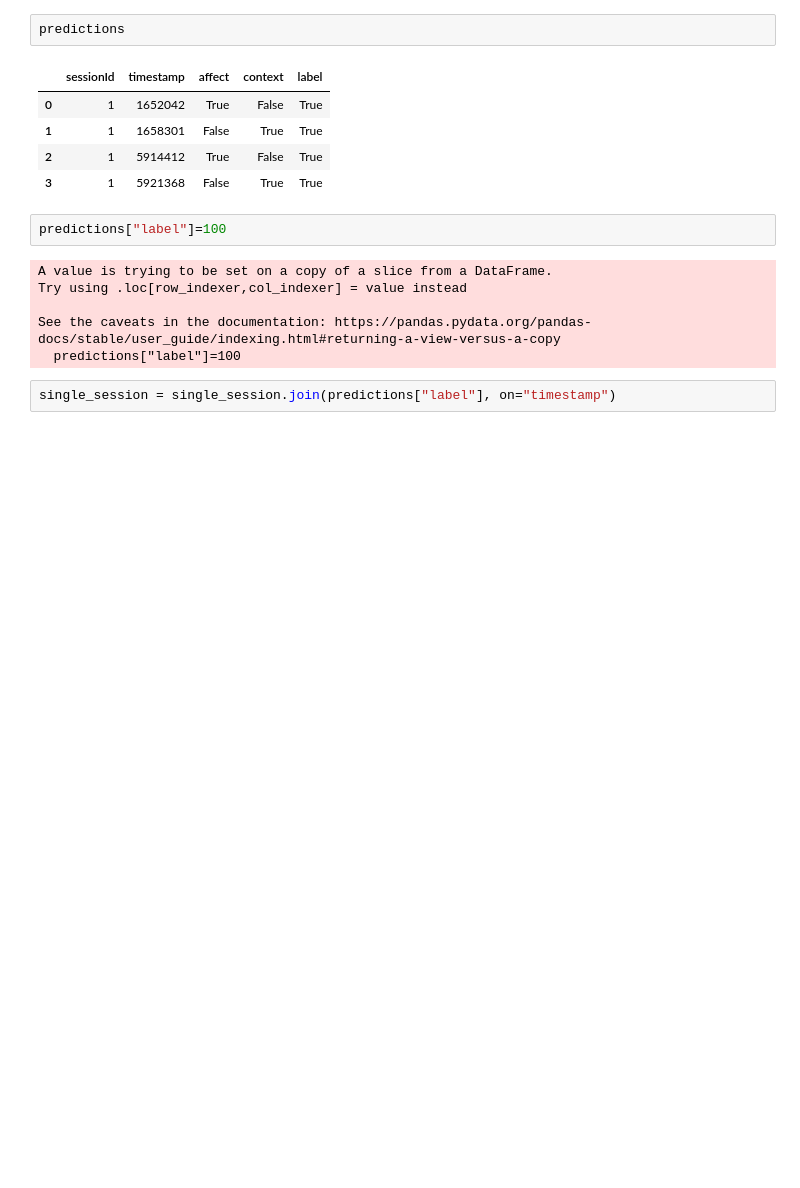
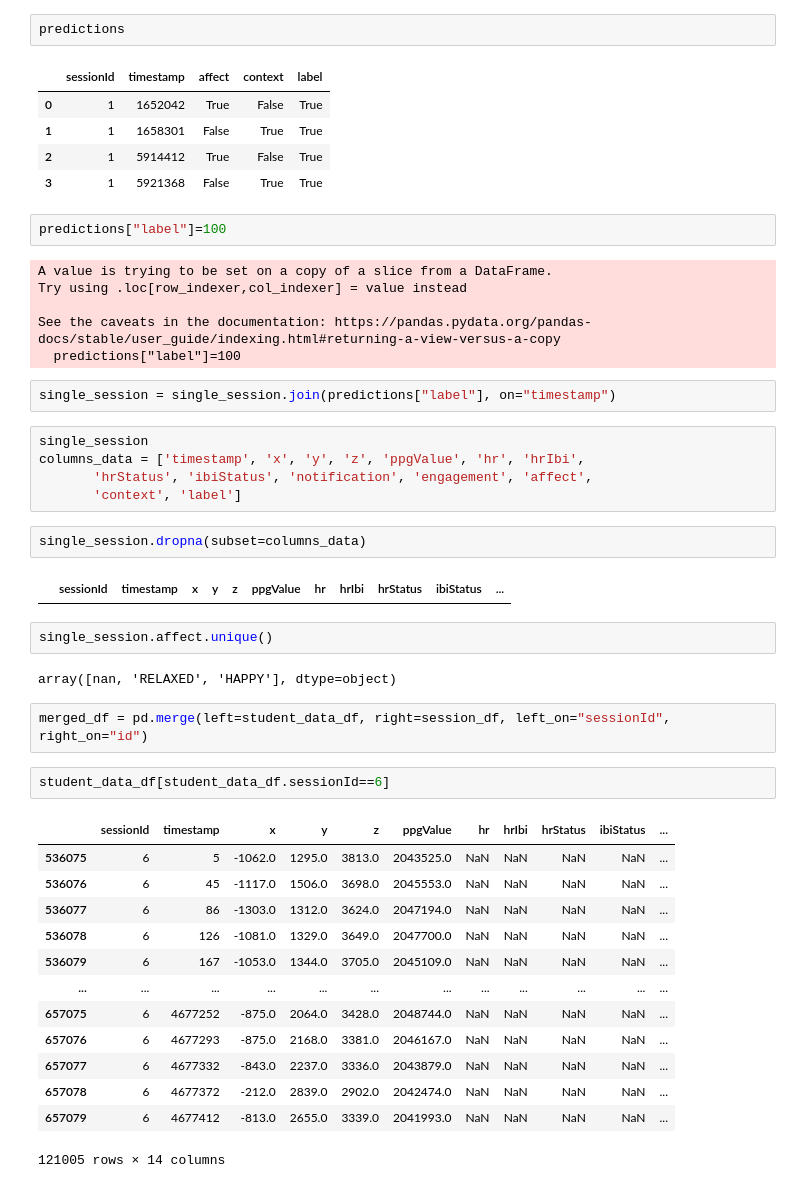
Before and after one commit to SuchethShenoy/bbdc24-mlbananas, a Jupyter notebook: basic_eda.ipynb, the cells around one changed output. Drawn from its saved outputs; the diff is of its cells as text; blank space fills up the shorter version.

```diff
--- a/basic_eda.ipynb
+++ b/basic_eda.ipynb
@@ -122,3 +116,34 @@ See the caveats in the documentation: https://pandas.pydata.org/pandas-docs/stab
   predictions["label"]=100
 # %%
 single_session = single_session.join(predictions["label"], on="timestamp")
+# %%
+single_session
+columns_data = ['timestamp', 'x', 'y', 'z', 'ppgValue', 'hr', 'hrIbi',
+       'hrStatus', 'ibiStatus', 'notification', 'engagement', 'affect',
+       'context', 'label']
+# %%
+single_session.dropna(subset=columns_data)
+# %% [output]
+|  | sessionId | timestamp | x | y | z | ppgValue | hr | hrIbi | hrStatus | ibiStatus | ... |
+# %%
+single_session.affect.unique()
+# %% [output]
+array([nan, 'RELAXED', 'HAPPY'], dtype=object)
+# %%
+merged_df = pd.merge(left=student_data_df, right=session_df, left_on="sessionId", right_on="id")
+# %%
+student_data_df[student_data_df.sessionId==6]
+# %% [output]
+|  | sessionId | timestamp | x | y | z | ppgValue | hr | hrIbi | hrStatus | ibiStatus | ... |
+| 536075 | 6 | 5 | -1062.0 | 1295.0 | 3813.0 | 2043525.0 | NaN | NaN | NaN | NaN | ... |
+| 536076 | 6 | 45 | -1117.0 | 1506.0 | 3698.0 | 2045553.0 | NaN | NaN | NaN | NaN | ... |
+| 536077 | 6 | 86 | -1303.0 | 1312.0 | 3624.0 | 2047194.0 | NaN | NaN | NaN | NaN | ... |
+| 536078 | 6 | 126 | -1081.0 | 1329.0 | 3649.0 | 2047700.0 | NaN | NaN | NaN | NaN | ... |
+| 536079 | 6 | 167 | -1053.0 | 1344.0 | 3705.0 | 2045109.0 | NaN | NaN | NaN | NaN | ... |
+| ... | ... | ... | ... | ... | ... | ... | ... | ... | ... | ... | ... |
+| 657075 | 6 | 4677252 | -875.0 | 2064.0 | 3428.0 | 2048744.0 | NaN | NaN | NaN | NaN | ... |
+| 657076 | 6 | 4677293 | -875.0 | 2168.0 | 3381.0 | 2046167.0 | NaN | NaN | NaN | NaN | ... |
+| 657077 | 6 | 4677332 | -843.0 | 2237.0 | 3336.0 | 2043879.0 | NaN | NaN | NaN | NaN | ... |
+| 657078 | 6 | 4677372 | -212.0 | 2839.0 | 2902.0 | 2042474.0 | NaN | NaN | NaN | NaN | ... |
+| 657079 | 6 | 4677412 | -813.0 | 2655.0 | 3339.0 | 2041993.0 | NaN | NaN | NaN | NaN | ... |
+121005 rows × 14 columns
```
Also changed, not shown: parts of 8 cells of this notebook.
